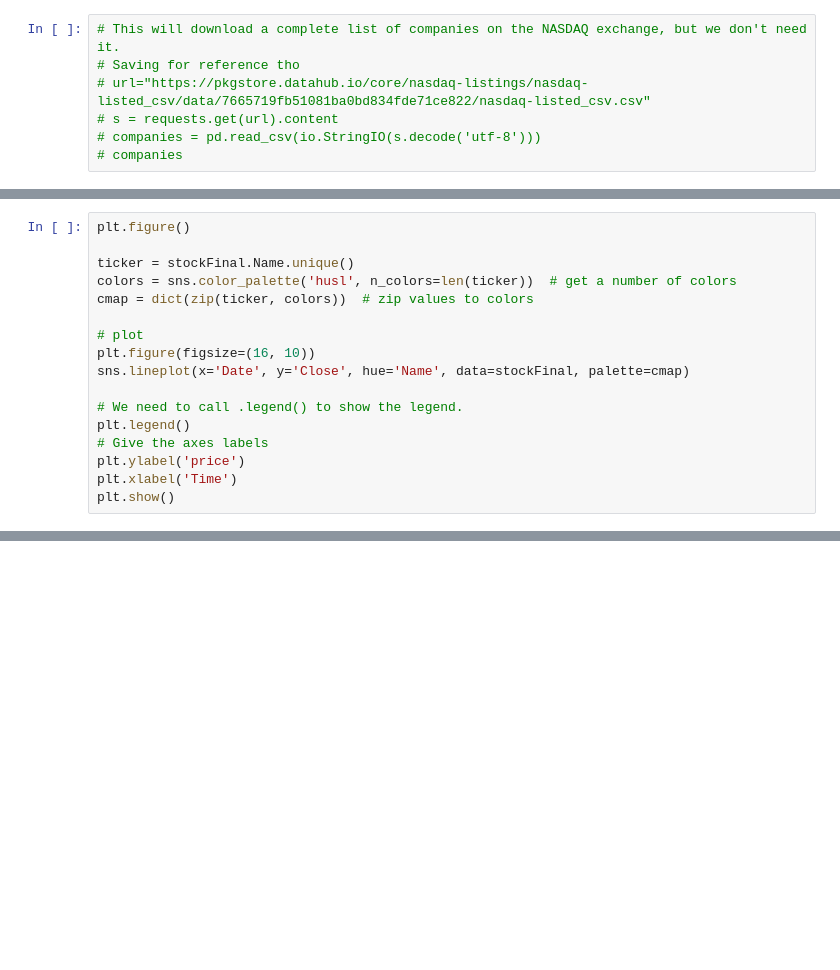
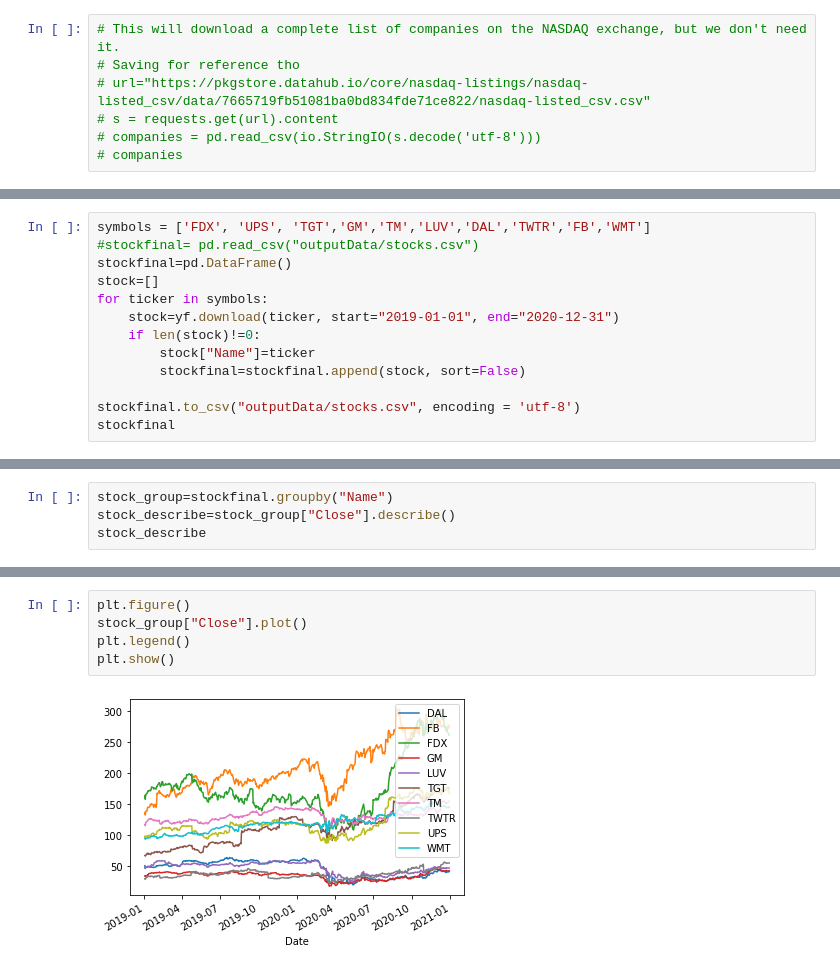
Before and after one commit to nt1983/team5-exercise, a Jupyter notebook: stockgrabber.ipynb, the cells around one changed output, grey strips where cells are left out. Drawn from its saved outputs; the diff is of its cells as text; blank space fills up the shorter version.

Commit message:
Add indivdiual industry returns graph updates

```diff
--- a/stockgrabber.ipynb
+++ b/stockgrabber.ipynb
@@ -108,17 +21,0 @@ stockFinal
-# %%
-plt.figure()
-
-ticker = stockFinal.Name.unique()
-colors = sns.color_palette('husl', n_colors=len(ticker))  # get a number of colors
-cmap = dict(zip(ticker, colors))  # zip values to colors
-
-# plot
-plt.figure(figsize=(16, 10))
-sns.lineplot(x='Date', y='Close', hue='Name', data=stockFinal, palette=cmap)
-
-# We need to call .legend() to show the legend.
-plt.legend()
-# Give the axes labels
-plt.ylabel('price')
-plt.xlabel('Time')
-plt.show()
@@ -127,0 +22,13 @@ plt.show()
+# %%
+symbols = ['FDX', 'UPS', 'TGT','GM','TM','LUV','DAL','TWTR','FB','WMT']
+#stockfinal= pd.read_csv("outputData/stocks.csv")
+stockfinal=pd.DataFrame()
+stock=[]
+for ticker in symbols:
+    stock=yf.download(ticker, start="2019-01-01", end="2020-12-31")
+    if len(stock)!=0:
+        stock["Name"]=ticker
+        stockfinal=stockfinal.append(stock, sort=False)
+
+stockfinal.to_csv("outputData/stocks.csv", encoding = 'utf-8')
+stockfinal
@@ -127,0 +60,4 @@ plt.show()
+# %%
+stock_group=stockfinal.groupby("Name")
+stock_describe=stock_group["Close"].describe()
+stock_describe
@@ -127,0 +77,7 @@ plt.show()
+# %%
+plt.figure()
+stock_group["Close"].plot()
+plt.legend()
+plt.show()
+# %% [output]
+[figure, added]
```
Also changed, not shown: parts of 14 cells of this notebook, 1 other file.
